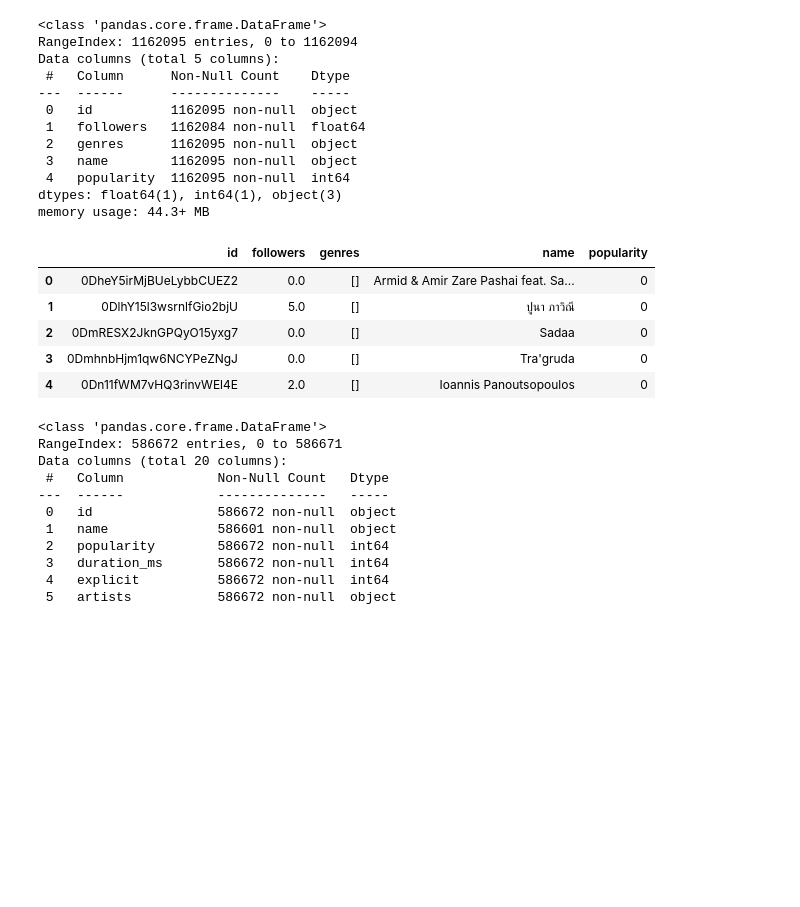
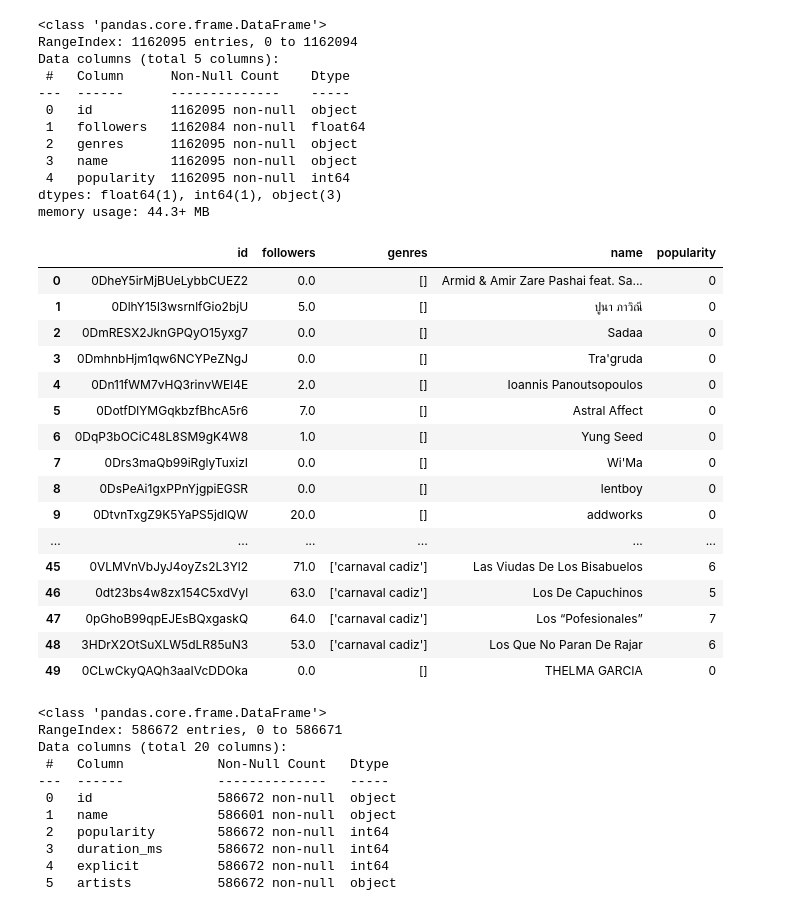
Before and after one commit to junipear21/capstone-group-8-Spotify, a Jupyter notebook: Juniper_Work/Data_Cleaning.ipynb, the cells around one changed output. Saved outputs shown, nothing was run; the diff lists cells and outputs as text; code cells hidden in the pictures; blank space fills up the shorter version.

```diff
--- a/Juniper_Work/Data_Cleaning.ipynb
+++ b/Juniper_Work/Data_Cleaning.ipynb
@@ -28,14 +28,25 @@ Data columns (total 5 columns):
 dtypes: float64(1), int64(1), object(3)
 memory usage: 44.3+ MB
 # %%
-artists_df.head()
+artists_df.head(50)
 # %% [output]
 |  | id | followers | genres | name | popularity |
 | 0 | 0DheY5irMjBUeLybbCUEZ2 | 0.0 | [] | Armid & Amir Zare Pashai feat. Sa... | 0 |
 | 1 | 0DlhY15l3wsrnlfGio2bjU | 5.0 | [] | ปูนา ภาวิณี | 0 |
 | 2 | 0DmRESX2JknGPQyO15yxg7 | 0.0 | [] | Sadaa | 0 |
 | 3 | 0DmhnbHjm1qw6NCYPeZNgJ | 0.0 | [] | Tra'gruda | 0 |
 | 4 | 0Dn11fWM7vHQ3rinvWEl4E | 2.0 | [] | Ioannis Panoutsopoulos | 0 |
+| 5 | 0DotfDlYMGqkbzfBhcA5r6 | 7.0 | [] | Astral Affect | 0 |
+| 6 | 0DqP3bOCiC48L8SM9gK4W8 | 1.0 | [] | Yung Seed | 0 |
+| 7 | 0Drs3maQb99iRglyTuxizI | 0.0 | [] | Wi'Ma | 0 |
+| 8 | 0DsPeAi1gxPPnYjgpiEGSR | 0.0 | [] | lentboy | 0 |
+| 9 | 0DtvnTxgZ9K5YaPS5jdlQW | 20.0 | [] | addworks | 0 |
+| ... | ... | ... | ... | ... | ... |
+| 45 | 0VLMVnVbJyJ4oyZs2L3Yl2 | 71.0 | ['carnaval cadiz'] | Las Viudas De Los Bisabuelos | 6 |
+| 46 | 0dt23bs4w8zx154C5xdVyl | 63.0 | ['carnaval cadiz'] | Los De Capuchinos | 5 |
+| 47 | 0pGhoB99qpEJEsBQxgaskQ | 64.0 | ['carnaval cadiz'] | Los “Pofesionales” | 7 |
+| 48 | 3HDrX2OtSuXLW5dLR85uN3 | 53.0 | ['carnaval cadiz'] | Los Que No Paran De Rajar | 6 |
+| 49 | 0CLwCkyQAQh3aaIVcDDOka | 0.0 | [] | THELMA GARCIA | 0 |
 # %%
 tracks_df = pd.DataFrame(pd.read_csv(file_path2))
 tracks_df.info()
```
Also changed, not shown: parts of 4 cells of this notebook, 1 other file.
